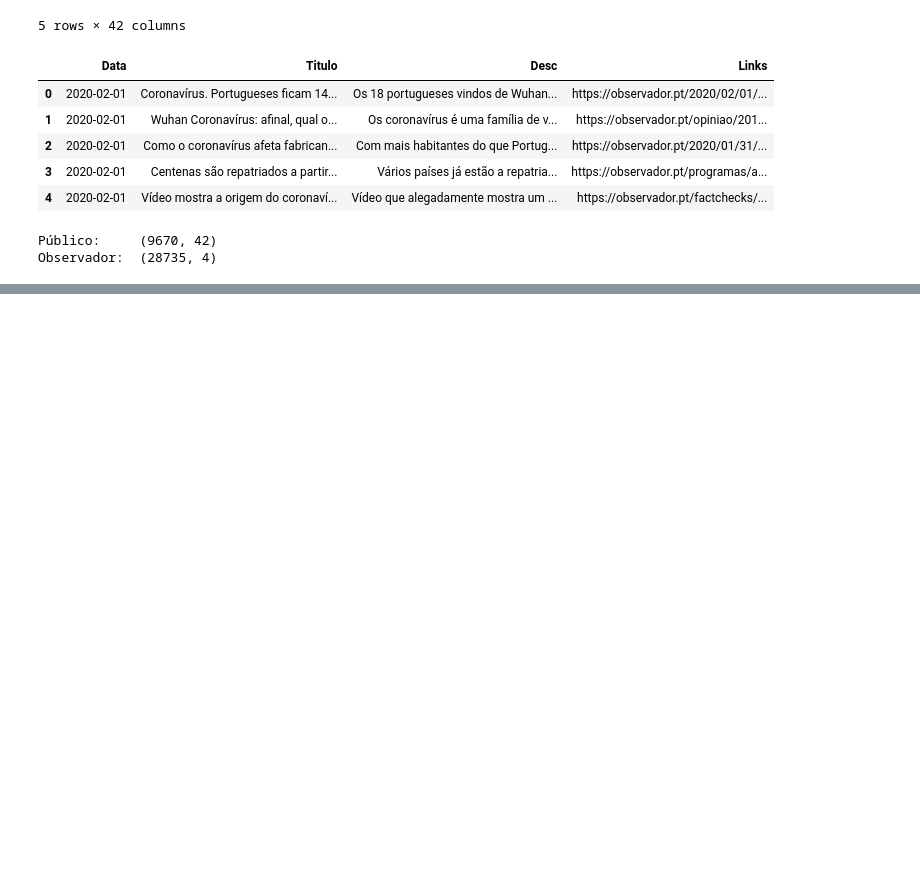
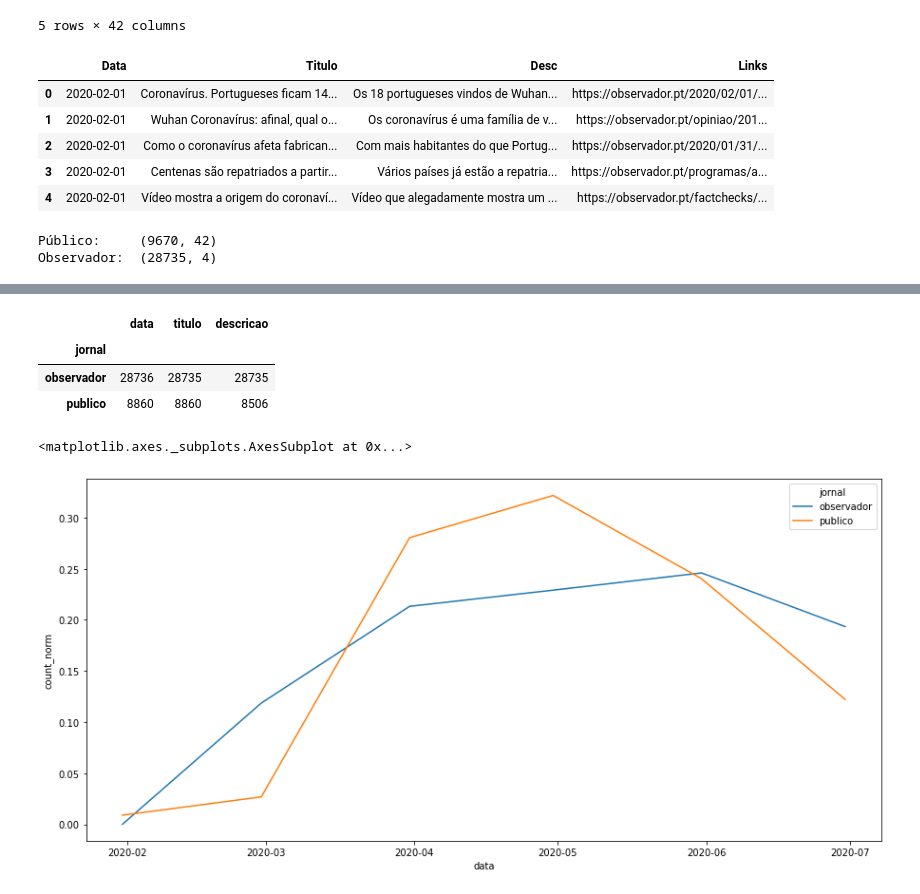
Before and after one commit to dssg-pt/miniproject-sentimentanalysis-covid, a Jupyter notebook: notebooks/all_news_analysis.ipynb, the cells around one changed output, grey strips where cells are left out. Drawn from its saved outputs; the diff is of its cells as text; code cells hidden in the pictures; blank space fills up the shorter version.

Commit message:
normalized number of news graphs

```diff
--- a/notebooks/all_news_analysis.ipynb
+++ b/notebooks/all_news_analysis.ipynb
@@ -37,0 +125,2 @@ Observador:  (28735, 4)
+# %%
+df_total_jornal_mes = df_noticias_vis.groupby(by = ['jornal', pd.Grouper(key='data', freq='M')]).count()
@@ -37,0 +155,26 @@ Observador:  (28735, 4)
+# %%
+df_total_jornal
+# %% [output]
+|  | data | titulo | descricao |
+| jornal |  |  |  |
+| observador | 28736 | 28735 | 28735 |
+| publico | 8860 | 8860 | 8506 |
+# %%
+df_total_jornal_mes_reset = df_total_jornal_mes.reset_index()
+# %%
+def norm_count_by_group(df, group_col, count_col, df_total):
+    df_result = df
+    df_result['count_norm'] = 0
+    for value in set(df[group_col]):
+        ind = df[df[group_col] == value].index
+        temp = (df.loc[ind, count_col]/df_total.loc[value, count_col]).to_list()
+        df_result.loc[ind, 'count_norm'] = temp
+    return df_result
+# %%
+df_total_jornal_mes_reset = norm_count_by_group(df_total_jornal_mes_reset, 'jornal', 'titulo', df_total_jornal)
+# %%
+plt.figure(figsize=(15,7))
+sns.lineplot(data=df_total_jornal_mes_reset, x='data', y='count_norm', hue='jornal')
+# %% [output]
+<matplotlib.axes._subplots.AxesSubplot at 0x...>
+[figure, added]
```
Also changed, not shown: parts of 36 cells of this notebook.
